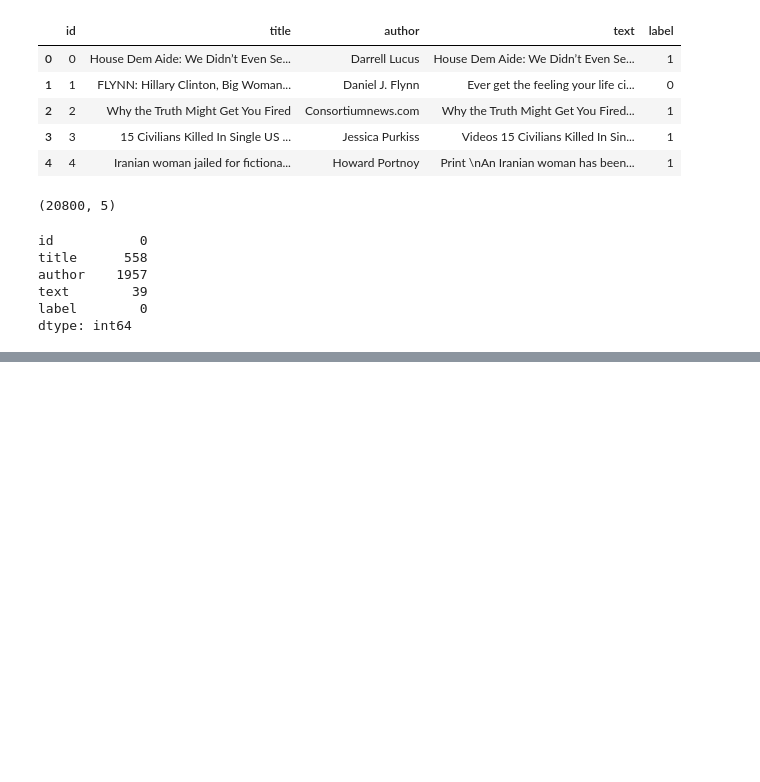
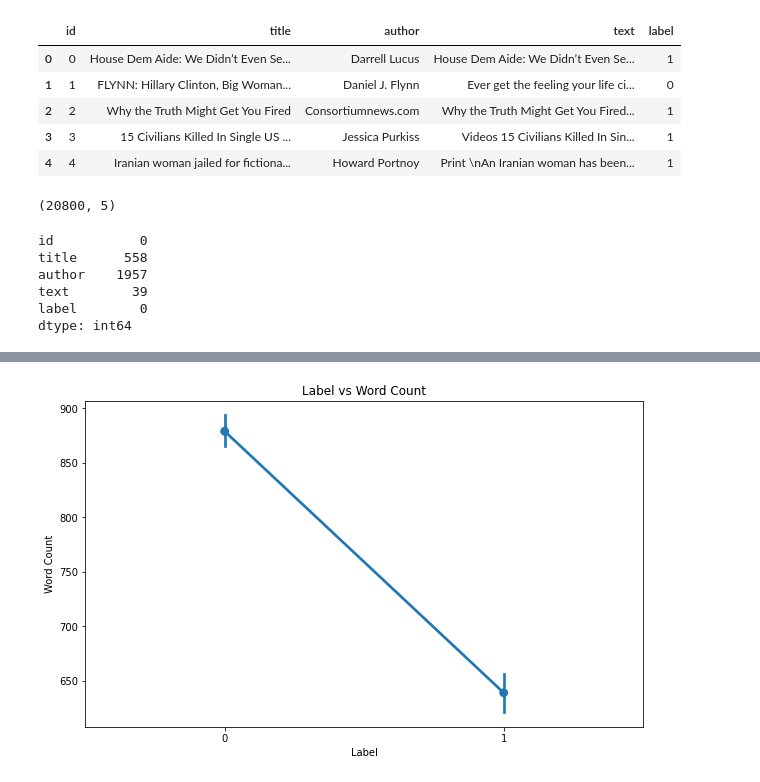
Before and after one commit to pmdino/CS39AA-Project, a Jupyter notebook: CS39AA_Project_Part_1.ipynb, the cells around one changed output, grey strips where cells are left out. Cells and saved outputs as stored; diff of their text form; code cells hidden in the pictures; blank space fills up the shorter version.

```diff
--- a/CS39AA_Project_Part_1.ipynb
+++ b/CS39AA_Project_Part_1.ipynb
@@ -38,0 +50,9 @@ dtype: int64
+# %%
+plt.figure(figsize=(10, 6))
+sns.pointplot(x = "label", y = "word_count", data = news_data)
+plt.xlabel("Label")
+plt.ylabel("Word Count")
+plt.title("Label vs Word Count")
+plt.show()
+# %% [output]
+[figure, added]
```
Also changed, not shown: parts of 4 cells of this notebook.
